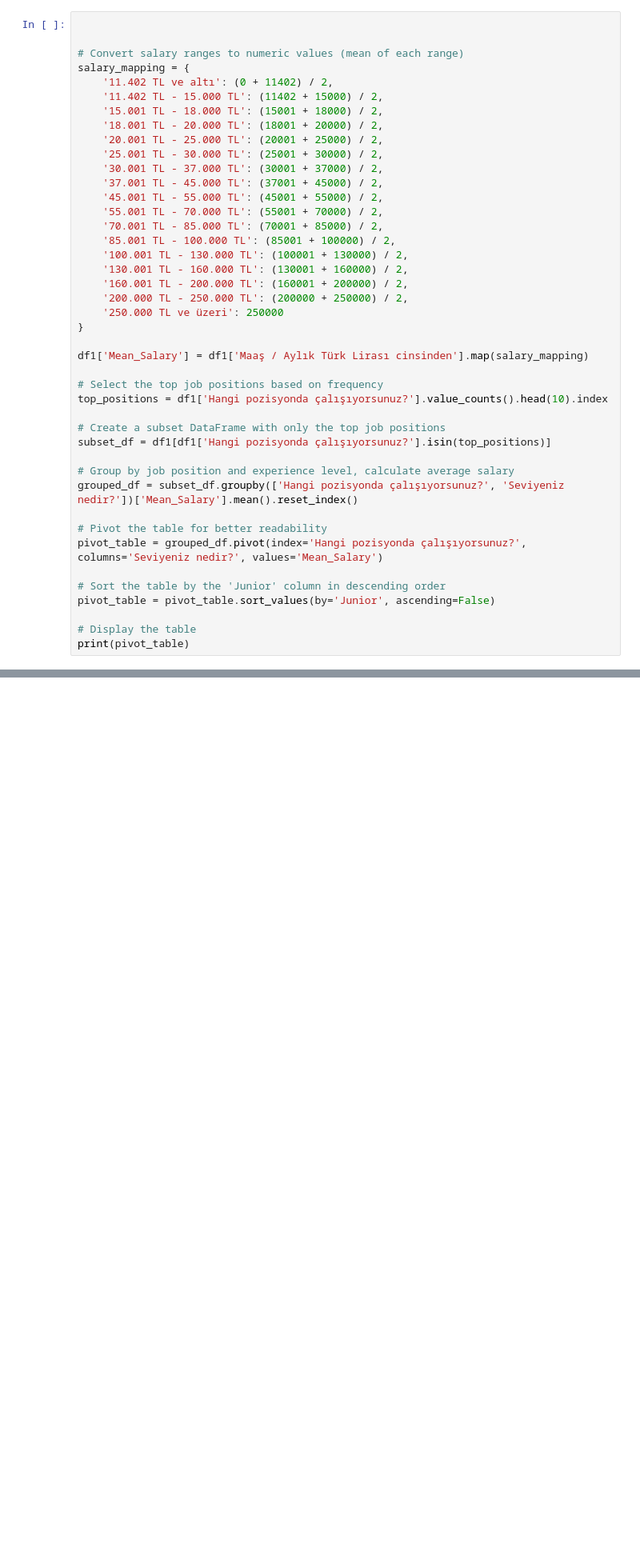
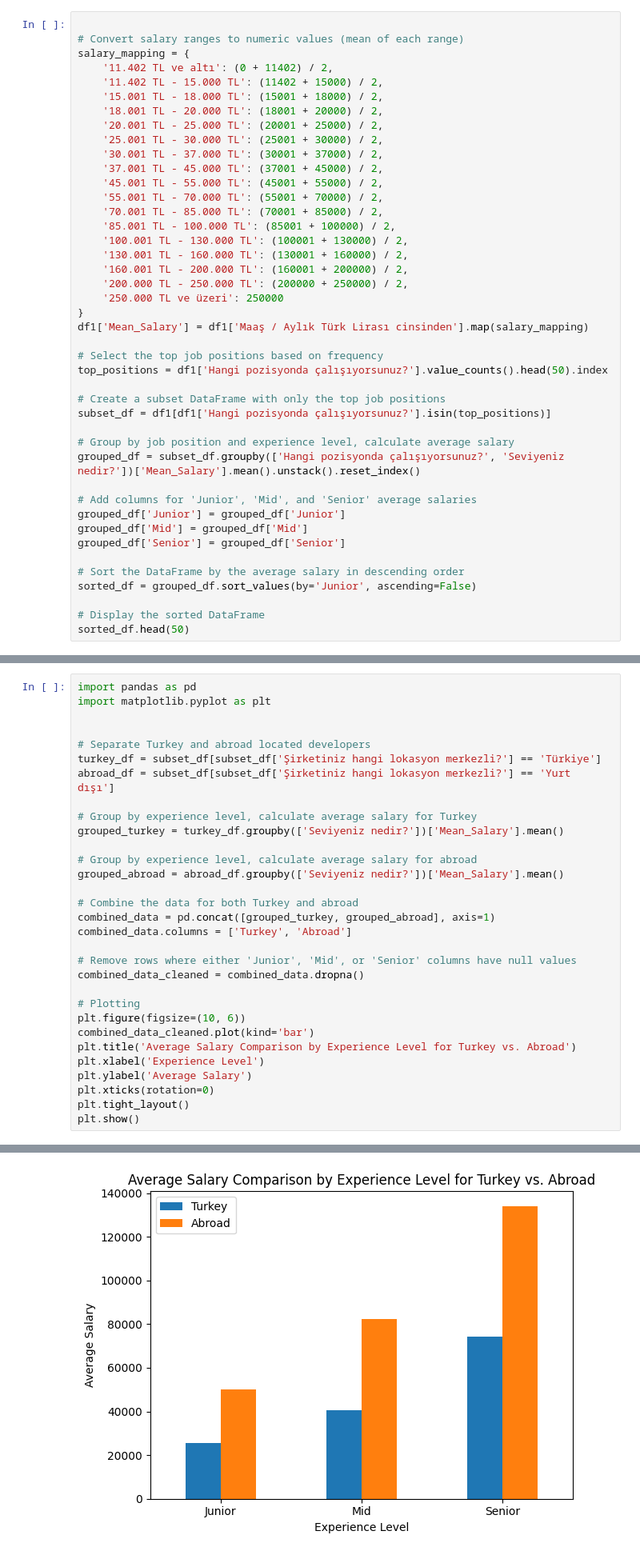
Before and after one commit to ofgkts/Portfolio-Projects, a Jupyter notebook: survey_code.ipynb, the cells around one changed output, grey strips where cells are left out. Shown at 80% size. Saved outputs shown, nothing was run; the diff lists cells and outputs as text; blank space fills up the shorter version.

```diff
--- a/survey_code.ipynb
+++ b/survey_code.ipynb
@@ -467,7 +487,6 @@ plt.show()
 # %% [markdown]
 looking better but i think best way to represent it table is the best for this case
 # %%
-
 
 # Convert salary ranges to numeric values (mean of each range)
 salary_mapping = {
@@ -489,24 +508,25 @@ salary_mapping = {
     '200.000 TL - 250.000 TL': (200000 + 250000) / 2,
     '250.000 TL ve üzeri': 250000
 }
-
 df1['Mean_Salary'] = df1['Maaş / Aylık Türk Lirası cinsinden'].map(salary_mapping)
 
 # Select the top job positions based on frequency
-top_positions = df1['Hangi pozisyonda çalışıyorsunuz?'].value_counts().head(10).index
+top_positions = df1['Hangi pozisyonda çalışıyorsunuz?'].value_counts().head(50).index
 
 # Create a subset DataFrame with only the top job positions
 subset_df = df1[df1['Hangi pozisyonda çalışıyorsunuz?'].isin(top_positions)]
 
 # Group by job position and experience level, calculate average salary
-grouped_df = subset_df.groupby(['Hangi pozisyonda çalışıyorsunuz?', 'Seviyeniz nedir?'])['Mean_Salary'].mean().reset_index()
+grouped_df = subset_df.groupby(['Hangi pozisyonda çalışıyorsunuz?', 'Seviyeniz nedir?'])['Mean_Salary'].mean().unstack().reset_index()
 
-# Pivot the table for better readability
-pivot_table = grouped_df.pivot(index='Hangi pozisyonda çalışıyorsunuz?', columns='Seviyeniz nedir?', values='Mean_Salary')
+# Add columns for 'Junior', 'Mid', and 'Senior' average salaries
+grouped_df['Junior'] = grouped_df['Junior']
+grouped_df['Mid'] = grouped_df['Mid']
+grouped_df['Senior'] = grouped_df['Senior']
 
-# Sort the table by the 'Junior' column in descending order
-pivot_table = pivot_table.sort_values(by='Junior', ascending=False)
+# Sort the DataFrame by the average salary in descending order
+sorted_df = grouped_df.sort_values(by='Junior', ascending=False)
 
-# Display the table
-print(pivot_table)
+# Display the sorted DataFrame
+sorted_df.head(50)
 # %% [output]
@@ -524,0 +578,32 @@ Mobile Developer(Cross Platform)  19457.130435  34118.712121  52938.000000
+# %%
+import pandas as pd
+import matplotlib.pyplot as plt
+
+
+# Separate Turkey and abroad located developers
+turkey_df = subset_df[subset_df['Şirketiniz hangi lokasyon merkezli?'] == 'Türkiye']
+abroad_df = subset_df[subset_df['Şirketiniz hangi lokasyon merkezli?'] == 'Yurt dışı']
+
+# Group by experience level, calculate average salary for Turkey
+grouped_turkey = turkey_df.groupby(['Seviyeniz nedir?'])['Mean_Salary'].mean()
+
+# Group by experience level, calculate average salary for abroad
+grouped_abroad = abroad_df.groupby(['Seviyeniz nedir?'])['Mean_Salary'].mean()
+
+# Combine the data for both Turkey and abroad
+combined_data = pd.concat([grouped_turkey, grouped_abroad], axis=1)
+combined_data.columns = ['Turkey', 'Abroad']
+
+# Remove rows where either 'Junior', 'Mid', or 'Senior' columns have null values
+combined_data_cleaned = combined_data.dropna()
+
+# Plotting
+plt.figure(figsize=(10, 6))
+combined_data_cleaned.plot(kind='bar')
+plt.title('Average Salary Comparison by Experience Level for Turkey vs. Abroad')
+plt.xlabel('Experience Level')
+plt.ylabel('Average Salary')
+plt.xticks(rotation=0)
+plt.tight_layout()
+plt.show()
+# %% [output]
@@ -524,0 +611 @@ Mobile Developer(Cross Platform)  19457.130435  34118.712121  52938.000000
+[figure, added]
```
Also changed, not shown: parts of 17 cells of this notebook.
